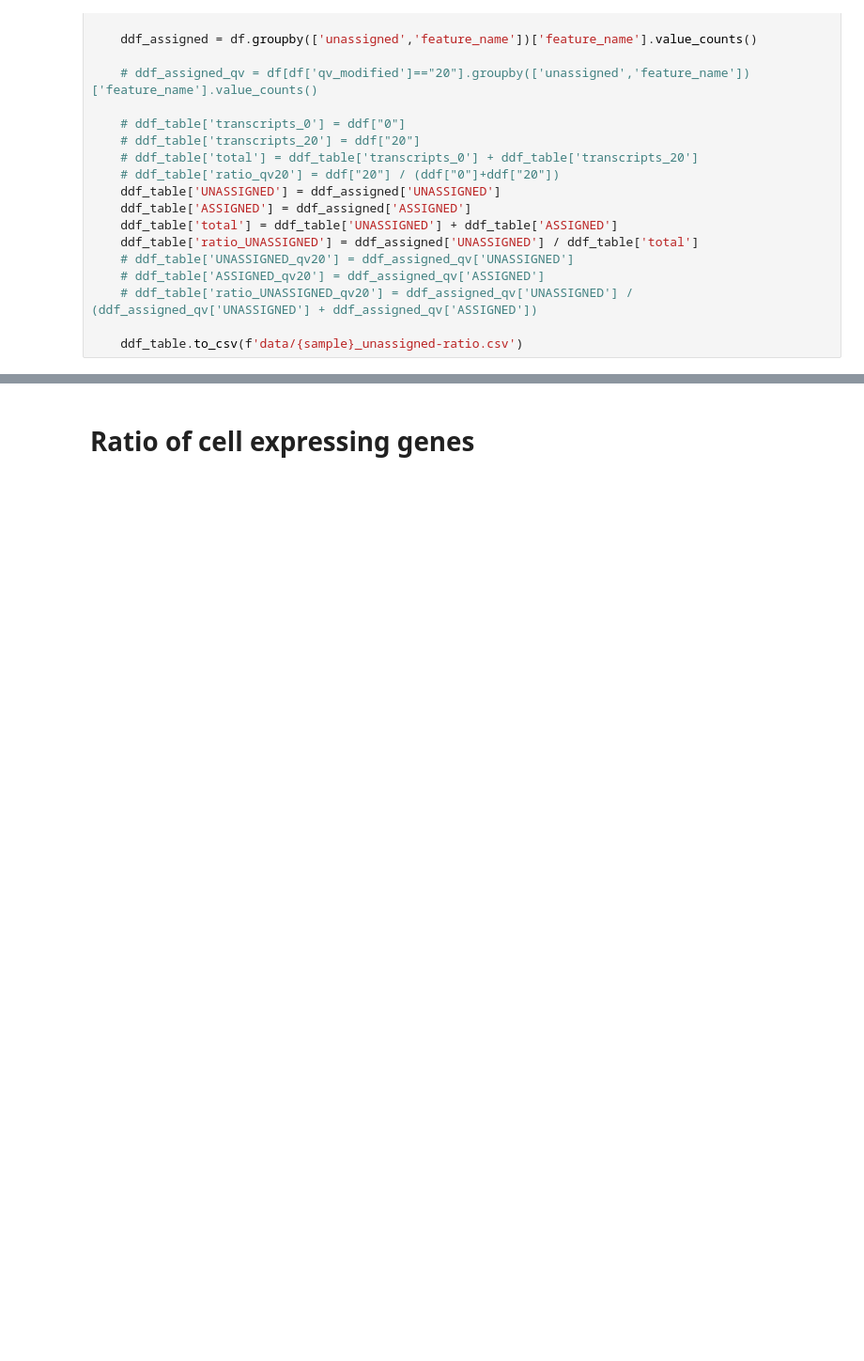
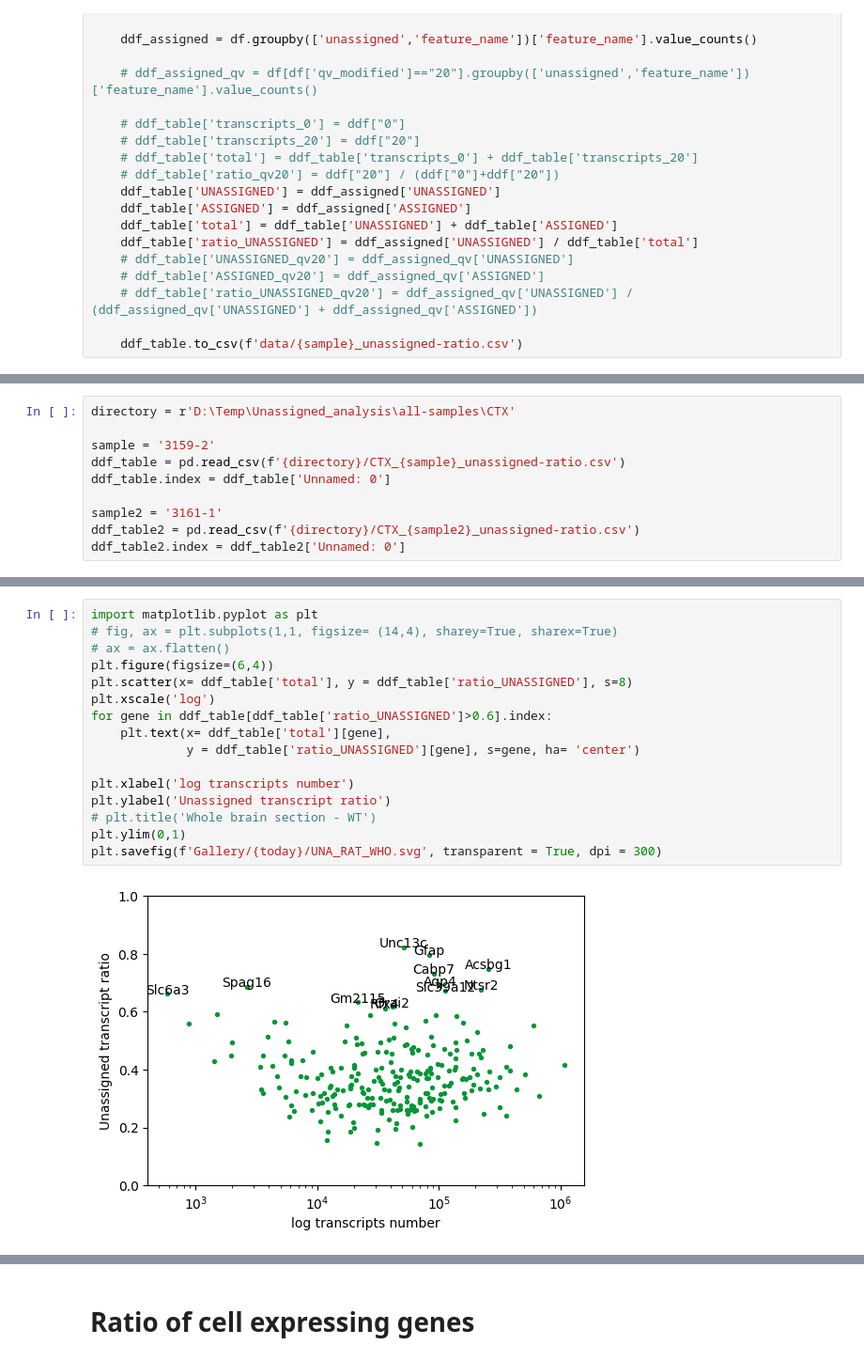
Before and after one commit to Carboneinerte/Pynda_ssc, a Jupyter notebook: v10D_Xenium_Downstream_Analysis_WIP.ipynb, the cells around one changed output, grey strips where cells are left out. Shown at 94% size. Drawn from its saved outputs; the diff is of its cells as text; blank space fills up the shorter version.

```diff
--- a/v10D_Xenium_Downstream_Analysis_WIP.ipynb
+++ b/v10D_Xenium_Downstream_Analysis_WIP.ipynb
@@ -2548,0 +2651,10 @@ for sample in samples:
+# %%
+directory = r'D:\Temp\Unassigned_analysis\all-samples\CTX'
+
+sample = '3159-2'
+ddf_table = pd.read_csv(f'{directory}/CTX_{sample}_unassigned-ratio.csv')
+ddf_table.index = ddf_table['Unnamed: 0']
+
+sample2 = '3161-1'
+ddf_table2 = pd.read_csv(f'{directory}/CTX_{sample2}_unassigned-ratio.csv')
+ddf_table2.index = ddf_table2['Unnamed: 0']
@@ -2549,2 +2682,20 @@ for sample in samples:
+# %%
+import matplotlib.pyplot as plt
+# fig, ax = plt.subplots(1,1, figsize= (14,4), sharey=True, sharex=True)
+# ax = ax.flatten()
+plt.figure(figsize=(6,4))
+plt.scatter(x= ddf_table['total'], y = ddf_table['ratio_UNASSIGNED'], s=8)
+plt.xscale('log')
+for gene in ddf_table[ddf_table['ratio_UNASSIGNED']>0.6].index:
+    plt.text(x= ddf_table['total'][gene],
+             y = ddf_table['ratio_UNASSIGNED'][gene], s=gene, ha= 'center')
+
+plt.xlabel('log transcripts number')
+plt.ylabel('Unassigned transcript ratio')
+# plt.title('Whole brain section - WT')
+plt.ylim(0,1)
+plt.savefig(f'Gallery/{today}/UNA_RAT_WHO.svg', transparent = True, dpi = 300)
+# %% [output]
+[figure, added]
 # %%
 import matplotlib.pyplot as plt
```
Also changed, not shown: parts of 19 cells of this notebook.
